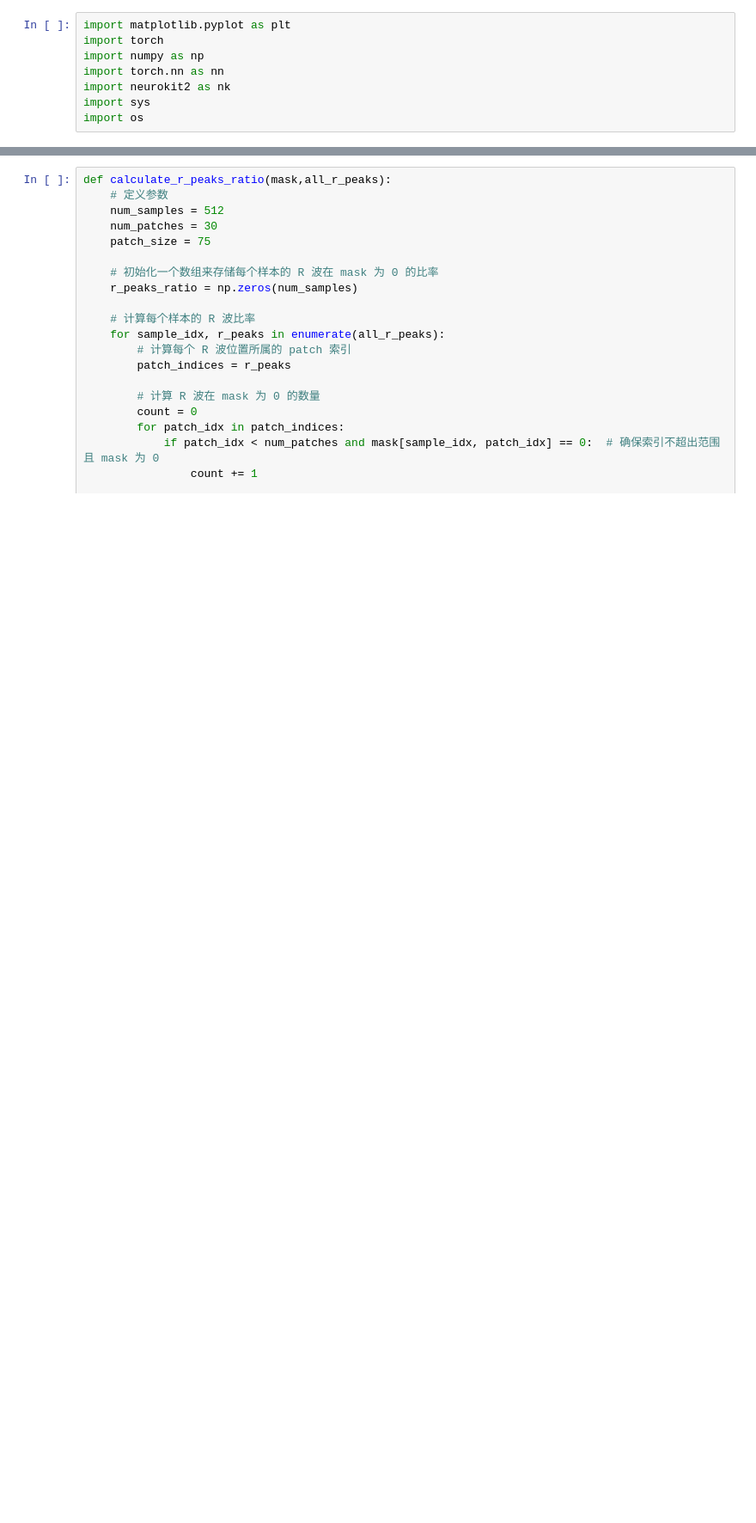
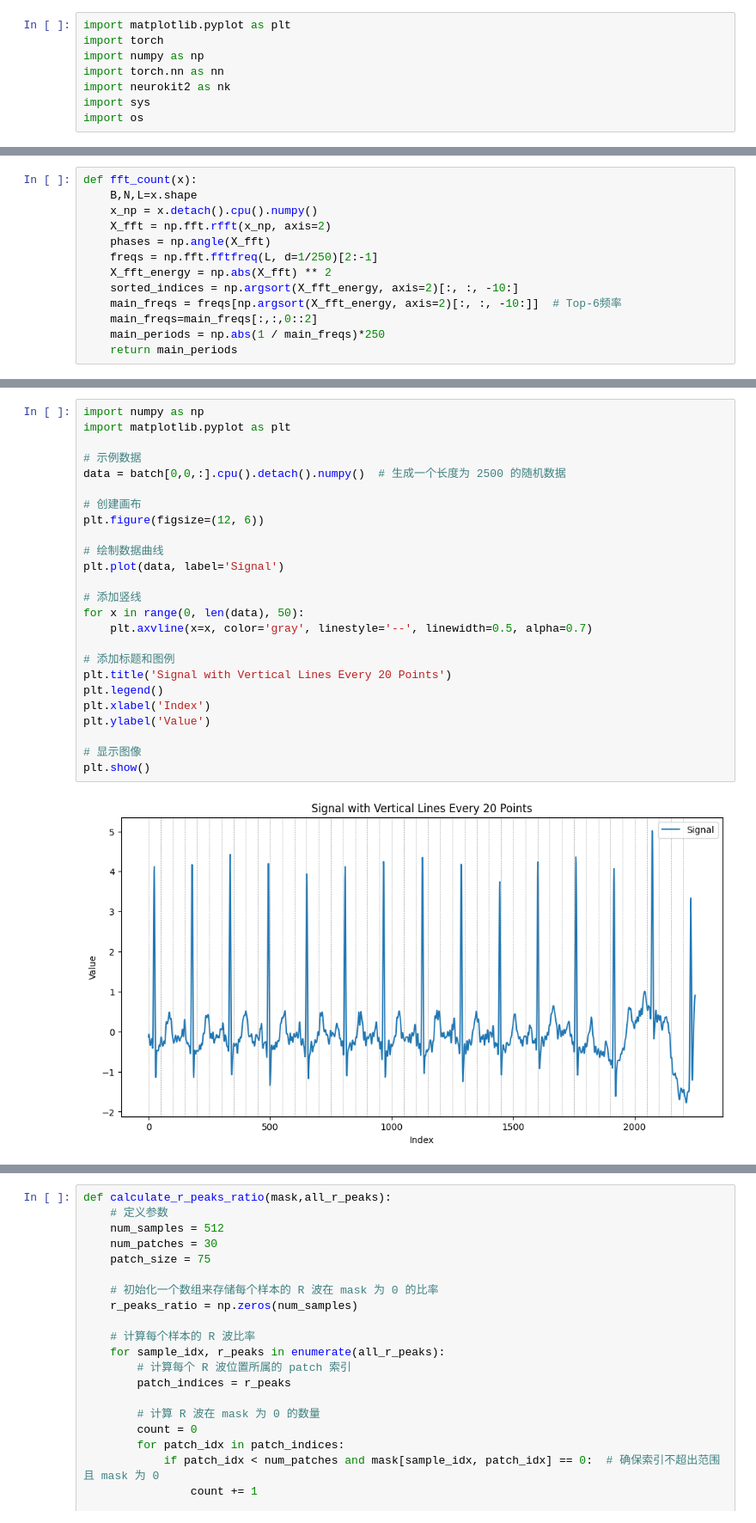
Before and after one commit to tianti1/ECGMind, a Jupyter notebook: mask.ipynb, the cells around one changed output, grey strips where cells are left out. Shown at 86% size. Cells and saved outputs as stored; diff of their text form; blank space fills up the shorter version.

```diff
--- a/mask.ipynb
+++ b/mask.ipynb
@@ -65,0 +197,13 @@ Mask Type: period
+# %%
+def fft_count(x):
+    B,N,L=x.shape
+    x_np = x.detach().cpu().numpy()
+    X_fft = np.fft.rfft(x_np, axis=2)
+    phases = np.angle(X_fft)
+    freqs = np.fft.fftfreq(L, d=1/250)[2:-1]
+    X_fft_energy = np.abs(X_fft) ** 2
+    sorted_indices = np.argsort(X_fft_energy, axis=2)[:, :, -10:]
+    main_freqs = freqs[np.argsort(X_fft_energy, axis=2)[:, :, -10:]]  # Top-6频率
+    main_freqs=main_freqs[:,:,0::2]
+    main_periods = np.abs(1 / main_freqs)*250
+    return main_periods
@@ -65,0 +292,27 @@ Mask Type: period
+# %%
+import numpy as np
+import matplotlib.pyplot as plt
+
+# 示例数据
+data = batch[0,0,:].cpu().detach().numpy()  # 生成一个长度为 2500 的随机数据
+
+# 创建画布
+plt.figure(figsize=(12, 6))
+
+# 绘制数据曲线
+plt.plot(data, label='Signal')
+
+# 添加竖线
+for x in range(0, len(data), 50):
+    plt.axvline(x=x, color='gray', linestyle='--', linewidth=0.5, alpha=0.7)
+
+# 添加标题和图例
+plt.title('Signal with Vertical Lines Every 20 Points')
+plt.legend()
+plt.xlabel('Index')
+plt.ylabel('Value')
+
+# 显示图像
+plt.show()
+# %% [output]
+[figure, added]
```
Also changed, not shown: parts of 27 cells of this notebook, 22 other files.
